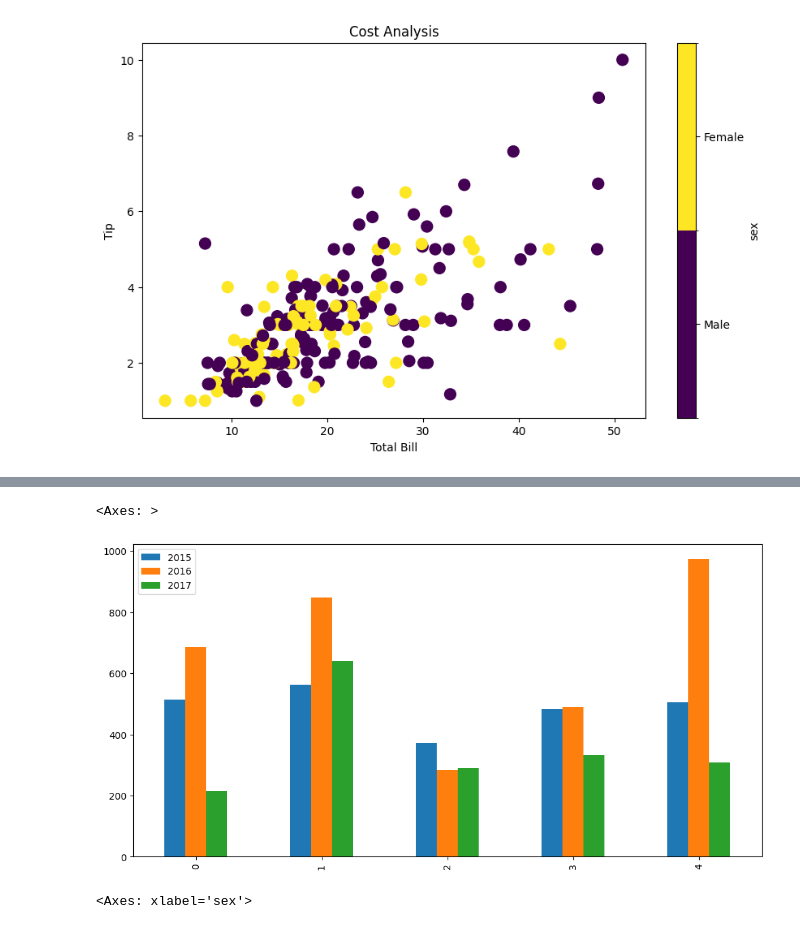
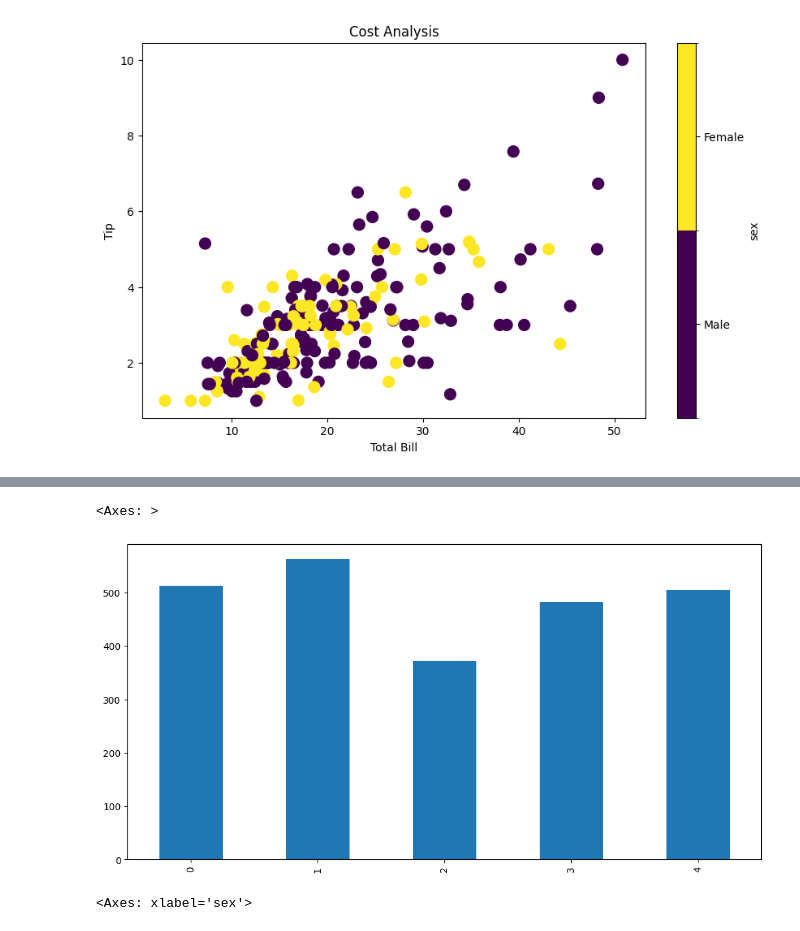
Before and after one commit to rahulkumar80026/Machine-Learning-Basic-to-Advanced, a Jupyter notebook: DataVisulization/2nd.ipynb, the cells around one changed output, grey strips where cells are left out. Saved outputs shown, nothing was run; the diff lists cells and outputs as text; code cells hidden in the pictures.

```diff
--- a/DataVisulization/2nd.ipynb
+++ b/DataVisulization/2nd.ipynb
@@ -425,9 +453,10 @@ tips.plot(kind='scatter', x='total_bill', y='tip',title='Cost Analysis', xlabel=
 # %%
 # bar chart --> single --> horizontal -> multiple
 temp=pd.read_csv('batsman_season_record.csv')
 temp
-temp.plot(kind='bar', figsize=(12,6))
+# temp.plot(kind='bar', figsize=(12,6))
+temp['2015'].plot(kind='bar', figsize=(12,6))
 # %% [output]
 <Axes: >
-[figure, old version]
+[figure, new version]
 # %%
```
Also changed, not shown: parts of 15 cells of this notebook.
